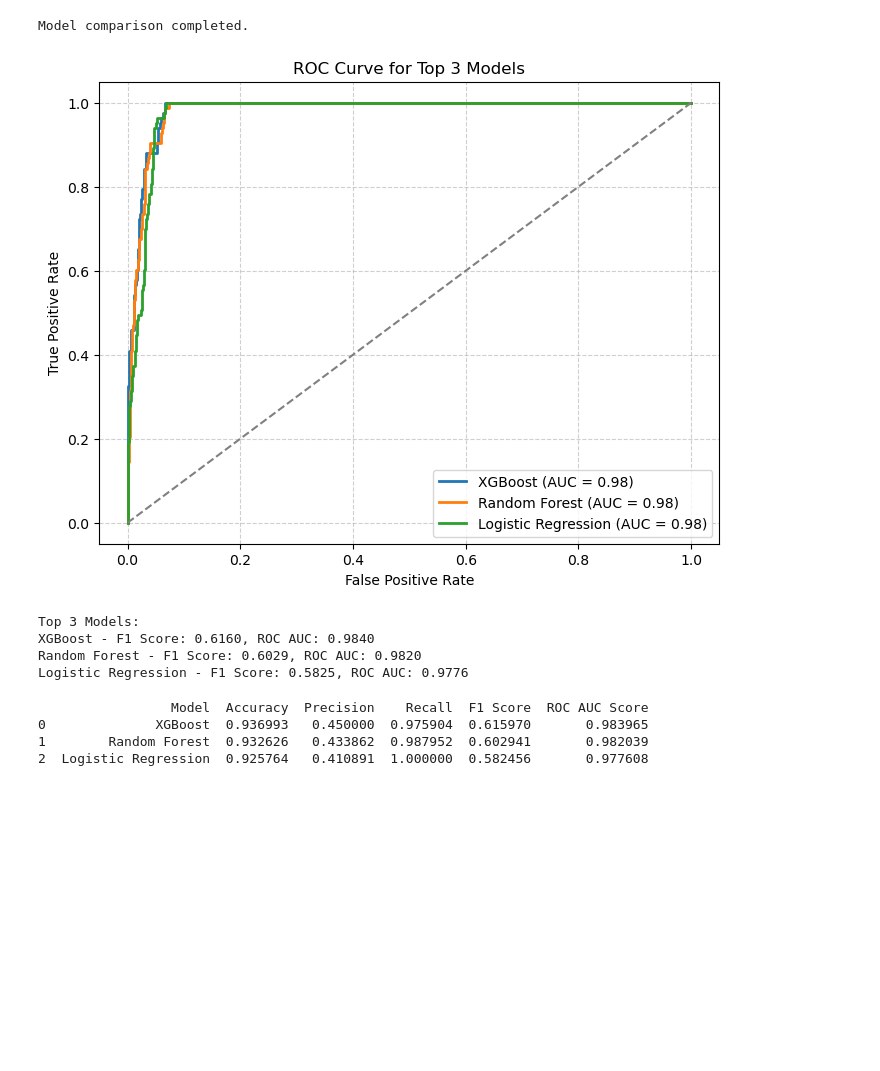
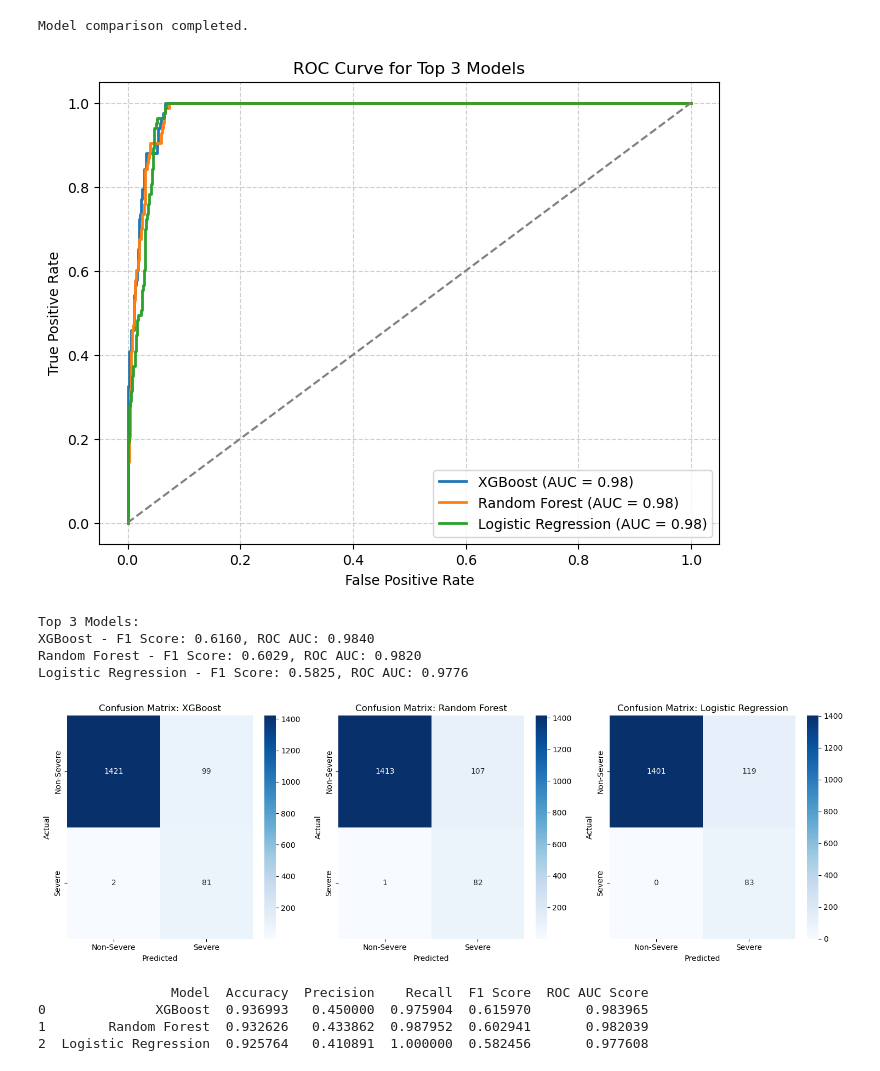
Before and after one commit to blasterniraj/disaster_prediction, a Jupyter notebook: Earthquake/1st.ipynb, the cells around one changed output. Cells and saved outputs as stored; diff of their text form; code cells hidden in the pictures; blank space fills up the shorter version.

```diff
--- a/Earthquake/1st.ipynb
+++ b/Earthquake/1st.ipynb
@@ -430,37 +322,53 @@ for name, model in models.items():
     results[name] = {
         "F1 Score": f1,
         "ROC AUC Score": roc_auc,
-        "Model": model
+        "Model": model,
+        "y_pred": y_pred  # Add y_pred to the metrics dictionary
     }
 
 # Select top 3 models based on F1 Score
 top_3_models = sorted(results.items(), key=lambda x: x[1]['F1 Score'], reverse=True)[:3]
 
 plt.figure(figsize=(8, 6))
 for name, metrics in top_3_models:
     model = metrics['Model']
     y_prob = model.predict_proba(X_test)[:, 1] if hasattr(model, "predict_proba") else None
     if y_prob is not None:
         fpr, tpr, _ = roc_curve(y_test, y_prob)
         plt.plot(fpr, tpr, linestyle='-', linewidth=2, label=f'{name} (AUC = {metrics["ROC AUC Score"]:.2f})')
 
 plt.plot([0, 1], [0, 1], linestyle='--', color='gray')
 plt.xlabel("False Positive Rate")
 plt.ylabel("True Positive Rate")
 plt.title("ROC Curve for Top 3 Models")
 plt.legend()
 plt.grid(True, linestyle='--', alpha=0.6)
 plt.show()
 
 print("Top 3 Models:")
 for name, metrics in top_3_models:
     print(f"{name} - F1 Score: {metrics['F1 Score']:.4f}, ROC AUC: {metrics['ROC AUC Score']:.4f}")
+
+top_3_models = sorted(results.items(), key=lambda x: x[1]['F1 Score'], reverse=True)[:3]
+
+# Plot confusion matrices
+plt.figure(figsize=(15, 5))
+for i, (name, metrics) in enumerate(top_3_models, 1):
+    cm = confusion_matrix(y_test, metrics['y_pred'])
+    plt.subplot(1, 3, i)
+    sns.heatmap(cm, annot=True, fmt='d', cmap='Blues', xticklabels=['Non-Severe', 'Severe'], yticklabels=['Non-Severe', 'Severe'])
+    plt.xlabel("Predicted")
+    plt.ylabel("Actual")
+    plt.title(f"Confusion Matrix: {name}")
+plt.tight_layout()
+plt.show()
 # %% [output]
 [figure]
 Top 3 Models:
 XGBoost - F1 Score: 0.6160, ROC AUC: 0.9840
 Random Forest - F1 Score: 0.6029, ROC AUC: 0.9820
 Logistic Regression - F1 Score: 0.5825, ROC AUC: 0.9776
+[figure, added]
 # %%
 import pandas as pd
 import matplotlib.pyplot as plt
```
Also changed, not shown: parts of 5 cells of this notebook, 1 other file.
